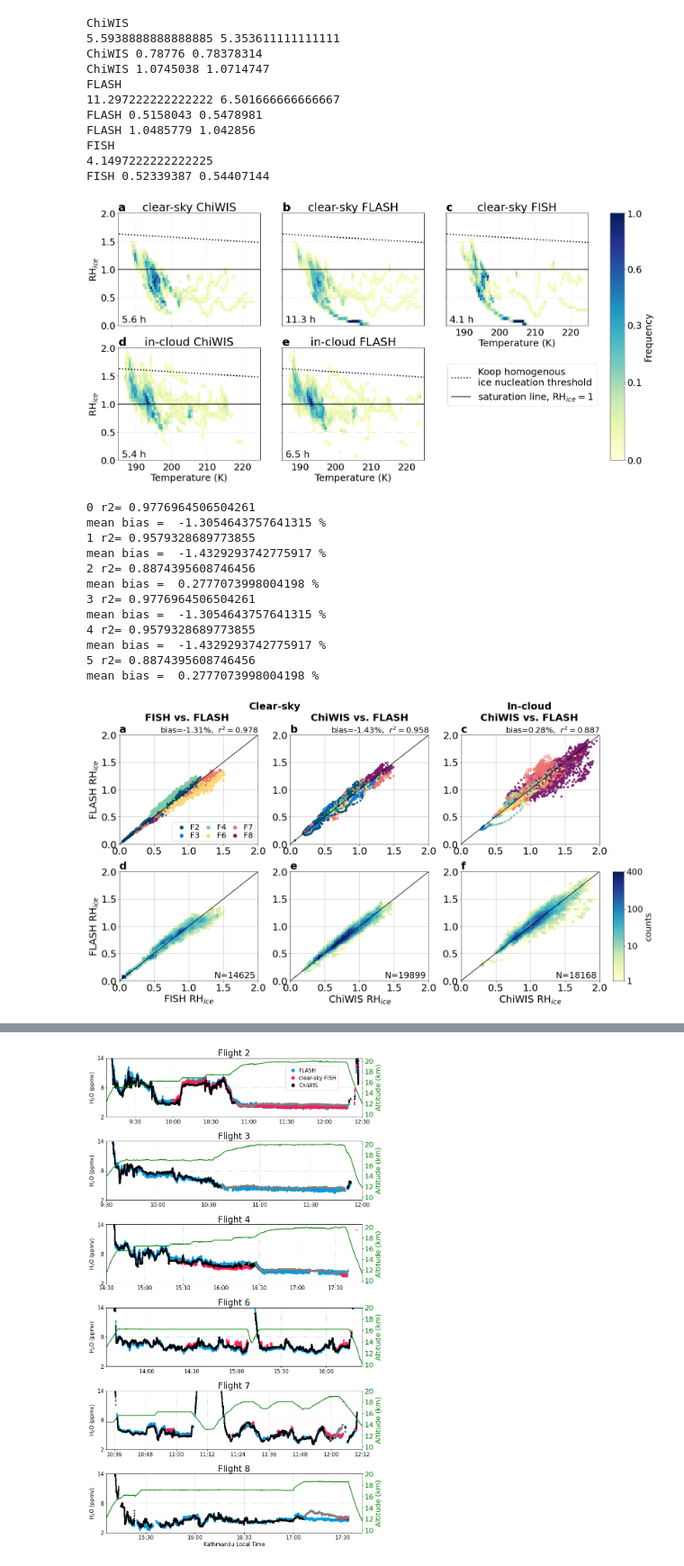
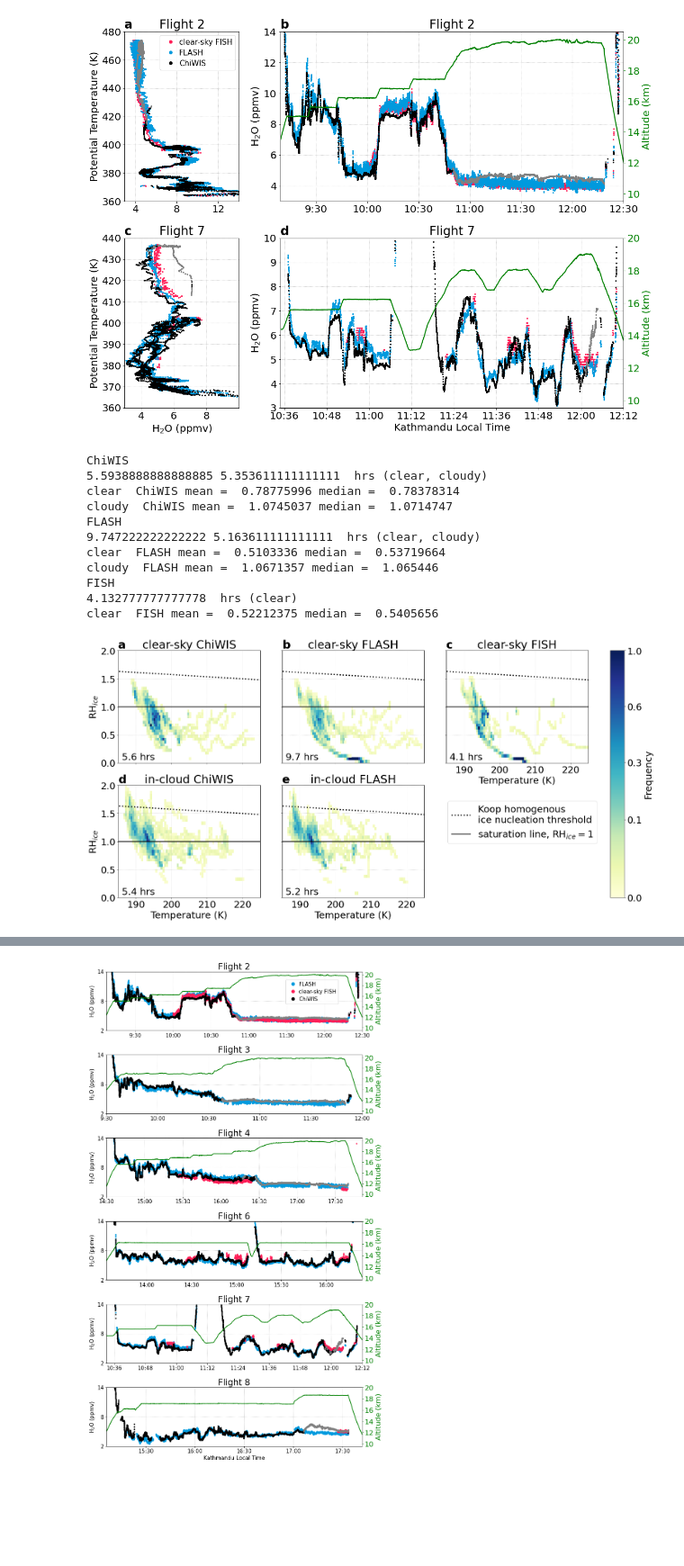
Before and after one commit to claresinger/StratoClim_H2O_Intercomparison, a Jupyter notebook: make_paper_figures.ipynb, the cells around one changed output, grey strips where cells are left out. Shown at 90% size. Drawn from its saved outputs; the diff is of its cells as text; code cells hidden in the pictures; blank space fills up the shorter version.

```diff
--- a/make_paper_figures.ipynb
+++ b/make_paper_figures.ipynb
@@ -79,41 +109,29 @@ h2o_f2_f7(dat)
 # %%
 ## Fig 6
-import fig6_rhi_freq
-reload(fig6_rhi_freq)
-from fig6_rhi_freq import *
-rhi_temp_freq(dat)
+import fig6_f2f7
+reload(fig6_f2f7)
+from fig6_f2f7 import *
+h2o_f2_f7(dat)
 # %% [output]
-ChiWIS
-5.5938888888888885 5.353611111111111
-ChiWIS 0.78776 0.78378314
-ChiWIS 1.0745038 1.0714747
-FLASH
-11.297222222222222 6.501666666666667
-FLASH 0.5158043 0.5478981
-FLASH 1.0485779 1.042856
-FISH
-4.1497222222222225
-FISH 0.52339387 0.54407144
-[figure, old version]
+[figure, new version]
 # %%
 ## Fig 7
-import fig7_scatter_rhi
-reload(fig7_scatter_rhi)
-from fig7_scatter_rhi import *
-rhi_pt_by_pt_whist6(dat)
+import fig7_rhi_freq
+reload(fig7_rhi_freq)
+from fig7_rhi_freq import *
+rhi_temp_freq(dat)
 # %% [output]
-0 r2= 0.9776964506504261
-mean bias =  -1.3054643757641315 %
-1 r2= 0.9579328689773855
-mean bias =  -1.4329293742775917 %
-2 r2= 0.8874395608746456
-mean bias =  0.2777073998004198 %
-3 r2= 0.9776964506504261
-mean bias =  -1.3054643757641315 %
-4 r2= 0.9579328689773855
-mean bias =  -1.4329293742775917 %
-5 r2= 0.8874395608746456
-mean bias =  0.2777073998004198 %
+ChiWIS
+5.5938888888888885 5.353611111111111  hrs (clear, cloudy)
+clear  ChiWIS mean =  0.78775996 median =  0.78378314
+cloudy  ChiWIS mean =  1.0745037 median =  1.0714747
+FLASH
+9.747222222222222 5.163611111111111  hrs (clear, cloudy)
+clear  FLASH mean =  0.5103336 median =  0.53719664
+cloudy  FLASH mean =  1.0671357 median =  1.065446
+FISH
+4.132777777777778  hrs (clear)
+clear  FISH mean =  0.52212375 median =  0.5405656
-[figure, old version]
+[figure, new version]
 # %%
 ## Fig 8
```
Also changed, not shown: parts of 17 cells of this notebook, 18 other files.
